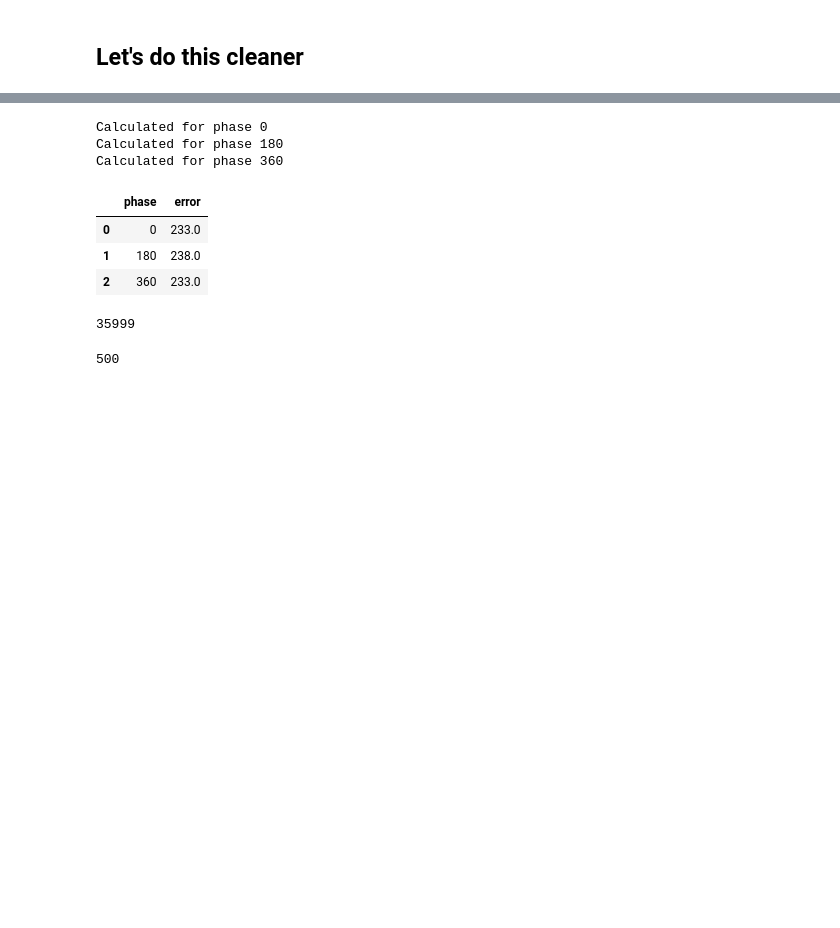
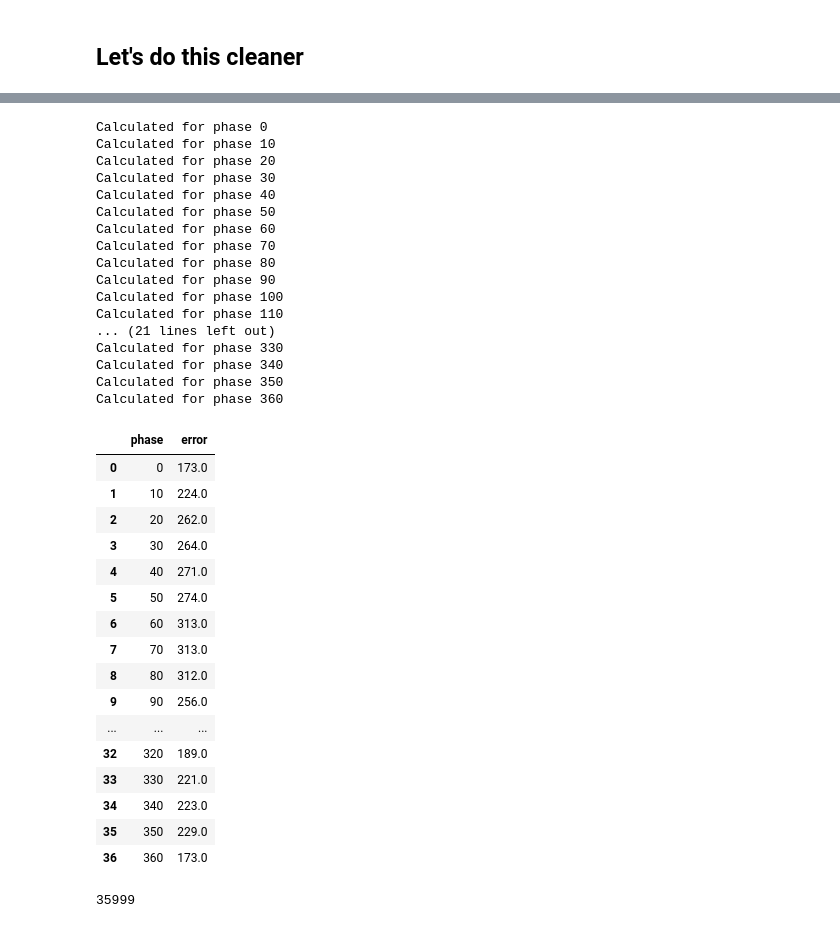
Before and after one commit to ssajous/europa-cycloids, a Jupyter notebook: src/Sample.ipynb, the cells around one changed output, grey strips where cells are left out. Cells and saved outputs as stored; diff of their text form; code cells hidden in the pictures; blank space fills up the shorter version.

```diff
--- a/src/Sample.ipynb
+++ b/src/Sample.ipynb
@@ -1107,7 +1107,7 @@ all_arcs = None
 for arc in arcs:
     curve = fit_arc(arc)
     all_curves = curve if all_curves is None else pd.concat([all_curves, curve], ignore_index=True)
-    field = build_stress_field(interior, curve, 300)
+    field = get_stress_field(interior, curve, 300)
 
     matches = match_orientations(curve, field)
     all_arcs = matches if all_arcs is None else pd.concat([all_arcs, matches], ignore_index=True)
@@ -1230,7 +1226,7 @@ for index, arc in enumerate(arcs):
     startingPoint = index * 100 + 1
     curve = fitArcs.fit_arc(arc, startingPoint=startingPoint)
     all_curves = curve if all_curves is None else pd.concat([all_curves, curve], ignore_index=True)
-    field = tools.build_simon_stress_field(interior, curve, 300, is_async=True)
+    field = tools.get_simon_stress_field(interior, curve, 200, is_async=True)
 
     matches = fitting.match_orientations(curve, field)
     all_arcs = matches if all_arcs is None else pd.concat([all_arcs, matches], ignore_index=True)
@@ -1252,14 +1260,41 @@ plt.scatter(all_arcs['lon'], all_arcs['lat'], alpha=0.3, color='green')
 # %%
 curve = fitArcs.fit_arc(arcs[2])
-fitting.test_arc(all_curves, 10, interior, 8500)
+fitting.test_arc(all_curves, 10, interior, 360)
 # %% [output]
 Calculated for phase 0
-Calculated for phase 180
+Calculated for phase 10
+Calculated for phase 20
+Calculated for phase 30
+Calculated for phase 40
+Calculated for phase 50
+Calculated for phase 60
+Calculated for phase 70
+Calculated for phase 80
+Calculated for phase 90
+Calculated for phase 100
+Calculated for phase 110
+... (21 lines left out)
+Calculated for phase 330
+Calculated for phase 340
+Calculated for phase 350
 Calculated for phase 360
 |  | phase | error |
-| 0 | 0 | 233.0 |
-| 1 | 180 | 238.0 |
-| 2 | 360 | 233.0 |
+| 0 | 0 | 173.0 |
+| 1 | 10 | 224.0 |
+| 2 | 20 | 262.0 |
+| 3 | 30 | 264.0 |
+| 4 | 40 | 271.0 |
+| 5 | 50 | 274.0 |
+| 6 | 60 | 313.0 |
+| 7 | 70 | 313.0 |
+| 8 | 80 | 312.0 |
+| 9 | 90 | 256.0 |
+| ... | ... | ... |
+| 32 | 320 | 189.0 |
+| 33 | 330 | 221.0 |
+| 34 | 340 | 223.0 |
+| 35 | 350 | 229.0 |
+| 36 | 360 | 173.0 |
 # %%
 curve = fitArcs.fit_arc(arcs[2])
 field = tools.build_simon_stress_field(interior, curve, 10, steps=720)
@@ -1267,7 +1302,3 @@ field = tools.build_simon_stress_field(interior, curve, 10, steps=720)
 tools.build_stress_field()
 # %% [output]
 35999
-# %%
-all_curves['pointNumber'].max()
-# %% [output]
-500
```
Also changed, not shown: parts of 4 cells of this notebook, 3 other files.
